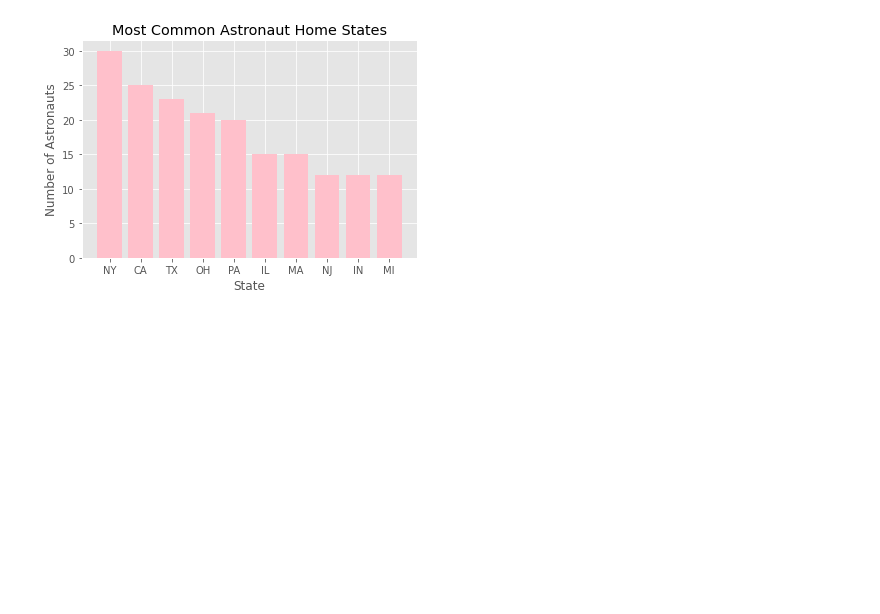
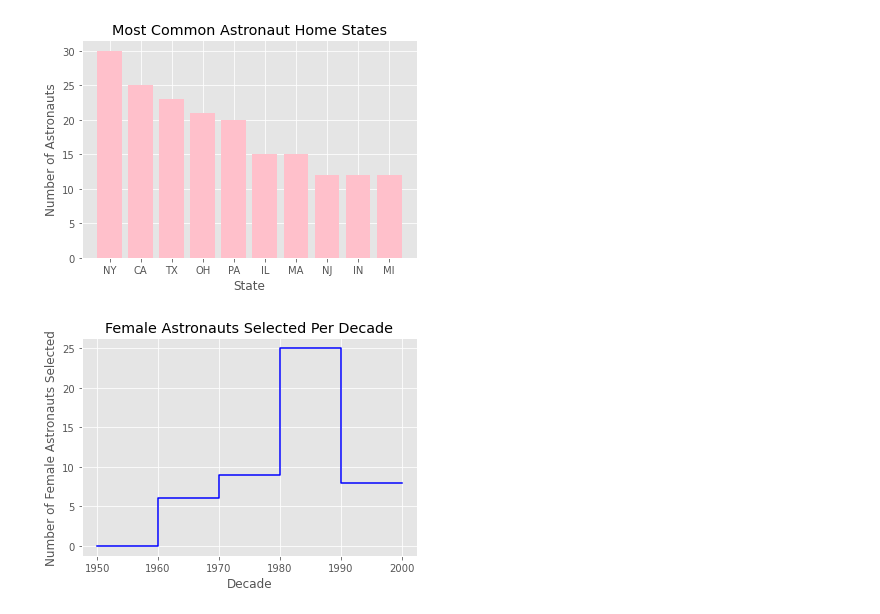
Before and after one commit to olincollege/Project1_Erhardt1, a Jupyter notebook: computationalessay.ipynb, the cells around one changed output. Saved outputs shown, nothing was run; the diff lists cells and outputs as text; code cells hidden in the pictures; blank space fills up the shorter version.

```diff
--- a/computationalessay.ipynb
+++ b/computationalessay.ipynb
@@ -118,6 +119,11 @@ Interestgly, the average age hasn't really fluctuated.
 f.most_common_state(nasa_astronaut_dataset)
 # %% [output]
 [figure]
+# %%
+f.female_astronauts_decade(nasa_astronaut_dataset)
+#Note for Mak: do percentage of females per decade for better representation
+# %% [output]
+[figure, added]
 # %%
 ## Results
 # %%
```
Also changed, not shown: parts of 5 cells of this notebook, 2 other files.
